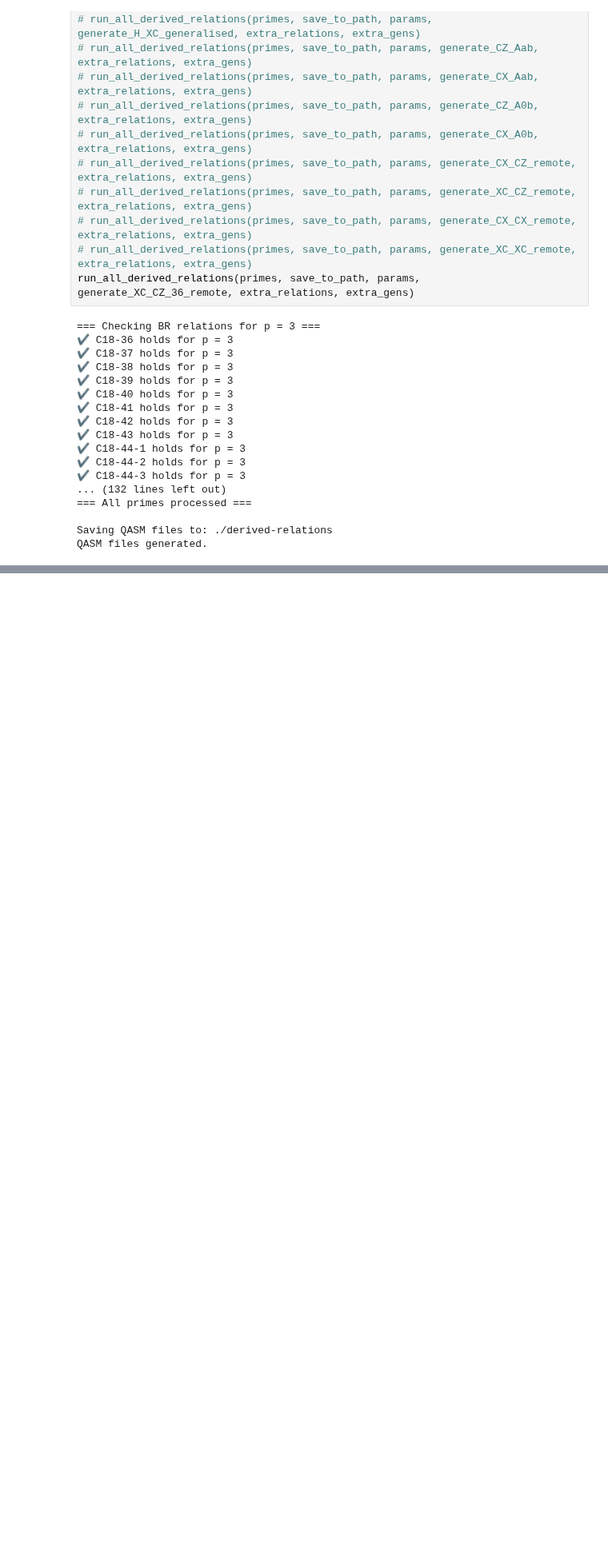
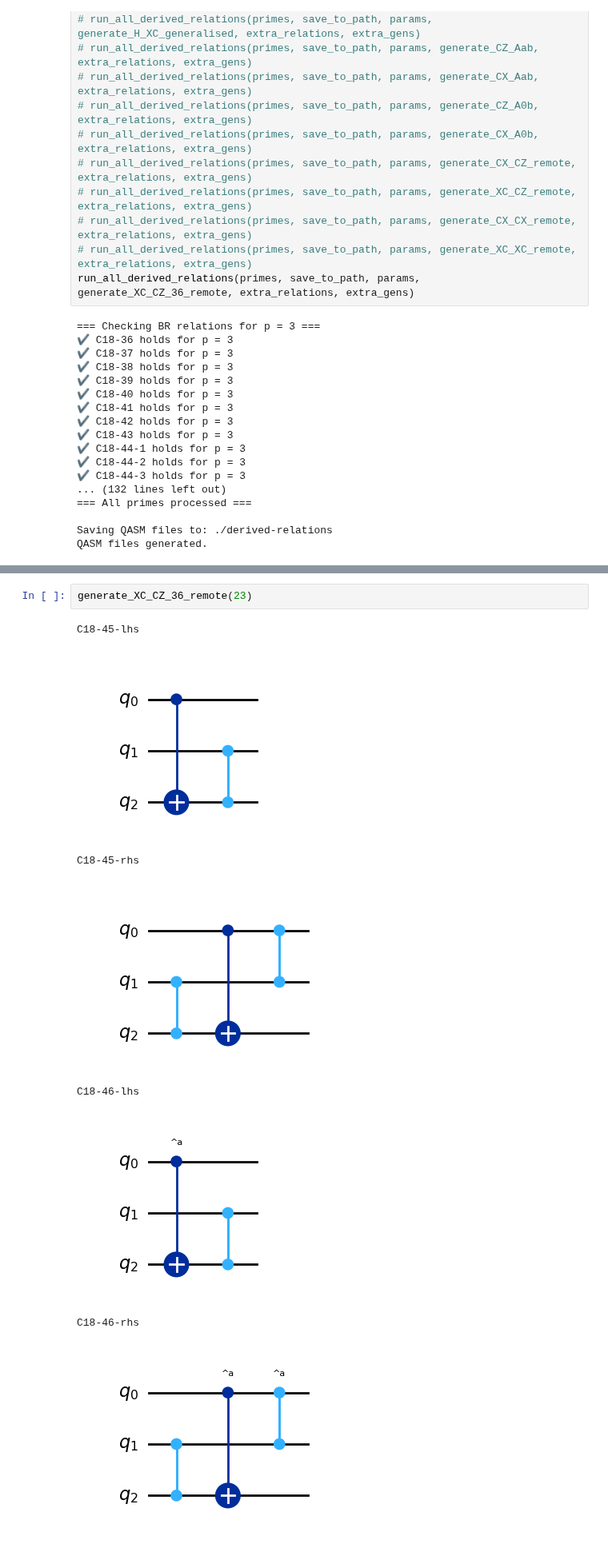
Before and after one commit to SarahMMMLi/QuditClifford, a Jupyter notebook: notebooks/DerivedRelations-Soundness.ipynb, the cells around one changed output, grey strips where cells are left out. Shown at 80% size. Drawn from its saved outputs; the diff is of its cells as text; blank space fills up the shorter version.

```diff
--- a/notebooks/DerivedRelations-Soundness.ipynb
+++ b/notebooks/DerivedRelations-Soundness.ipynb
@@ -4487,0 +4654,11 @@ QASM files generated.
+# %%
+generate_XC_CZ_36_remote(23)
+# %% [output]
+C18-45-lhs
+[figure, added]
+C18-45-rhs
+[figure, added]
+C18-46-lhs
+[figure, added]
+C18-46-rhs
+[figure, added]
```
Also changed, not shown: parts of 2 cells of this notebook, 28 other files.
